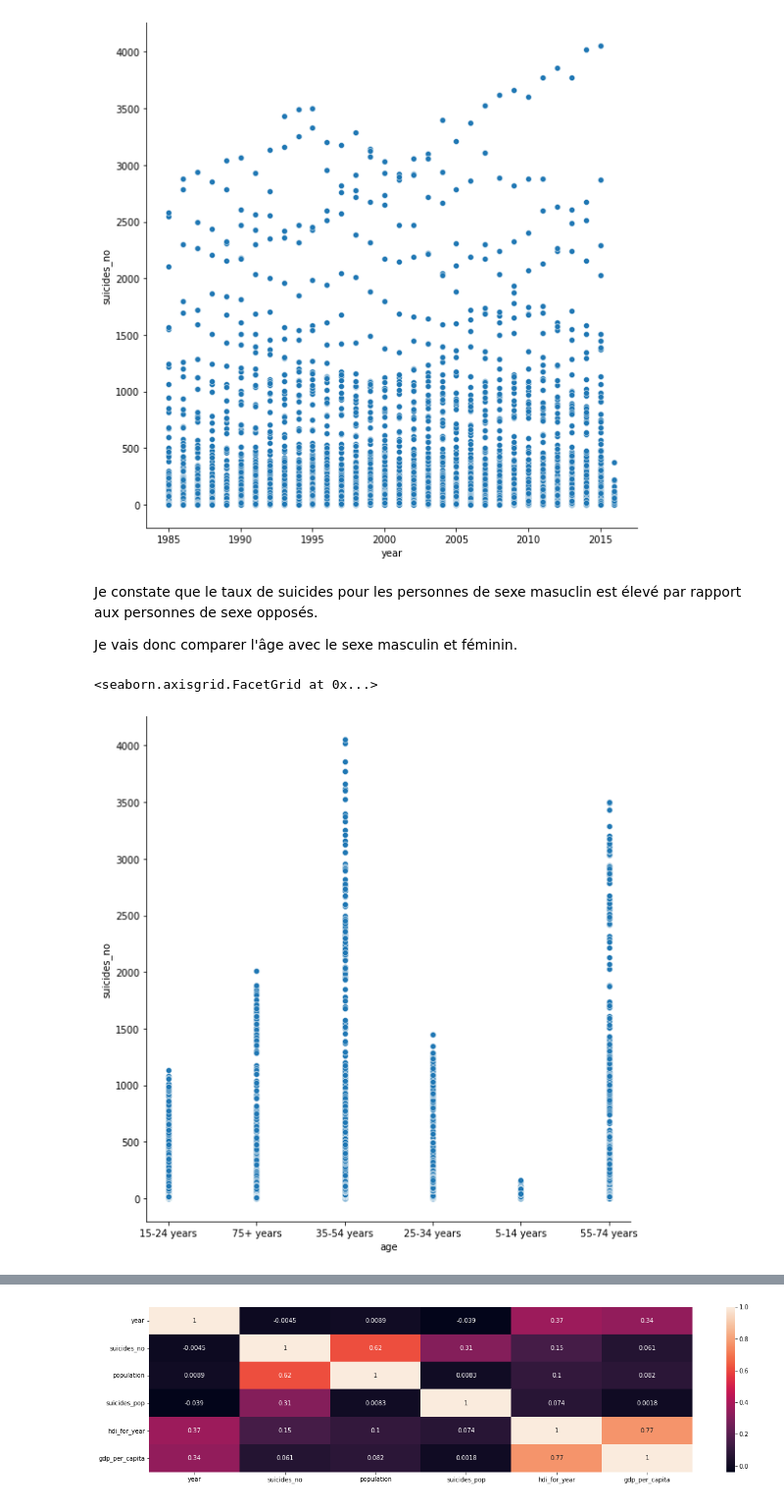
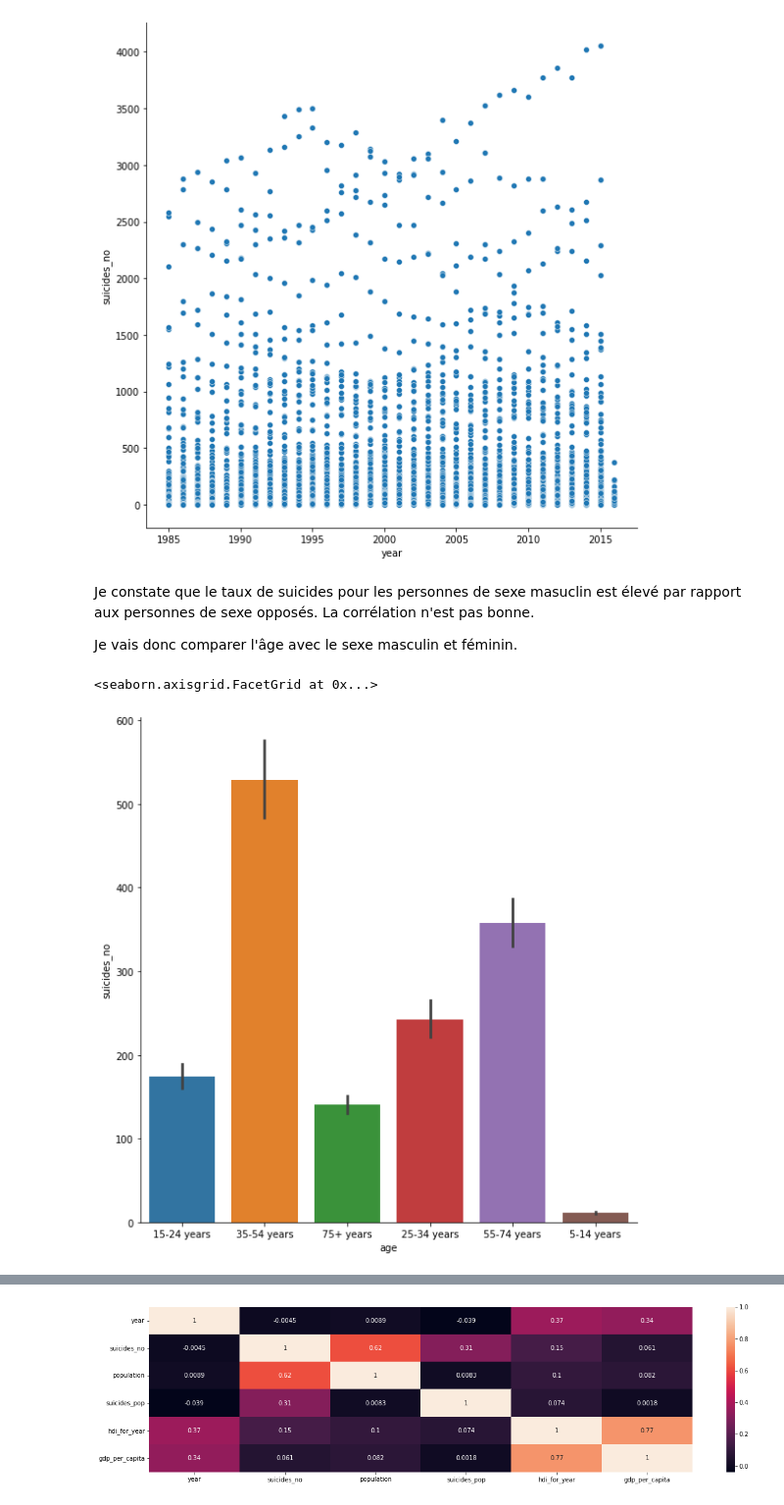
Before and after one commit to Nafise-Dev/DA_taux_suicides, a Jupyter notebook: Taux_suicides.ipynb, the cells around one changed output, grey strips where cells are left out. Shown at 98% size. Drawn from its saved outputs; the diff is of its cells as text; code cells hidden in the pictures.

```diff
--- a/Taux_suicides.ipynb
+++ b/Taux_suicides.ipynb
@@ -79,12 +81,11 @@ sb.relplot(x=df_women.year, y="suicides_no", data=df, height=8)
 <seaborn.axisgrid.FacetGrid at 0x...>
 [figure]
 # %% [markdown]
-Je constate que le taux de suicides pour les personnes de sexe masuclin est élevé par rapport aux personnes de sexe opposés.
+Je constate que le taux de suicides pour les personnes de sexe masuclin est élevé par rapport aux personnes de sexe opposés. La corrélation n'est pas bonne.
 
 Je vais donc comparer l'âge avec le sexe masculin et féminin.
 # %%
-df_women = df[df["sex"] == "female"]
-sb.relplot(x=df_women.age, y="suicides_no", data=df, height=8)
+sb.catplot(x="age", y="suicides_no", data=df, kind="bar", height=8)
 # %% [output]
 <seaborn.axisgrid.FacetGrid at 0x...>
-[figure, old version]
+[figure, new version]
```
Also changed, not shown: parts of 11 cells of this notebook.
